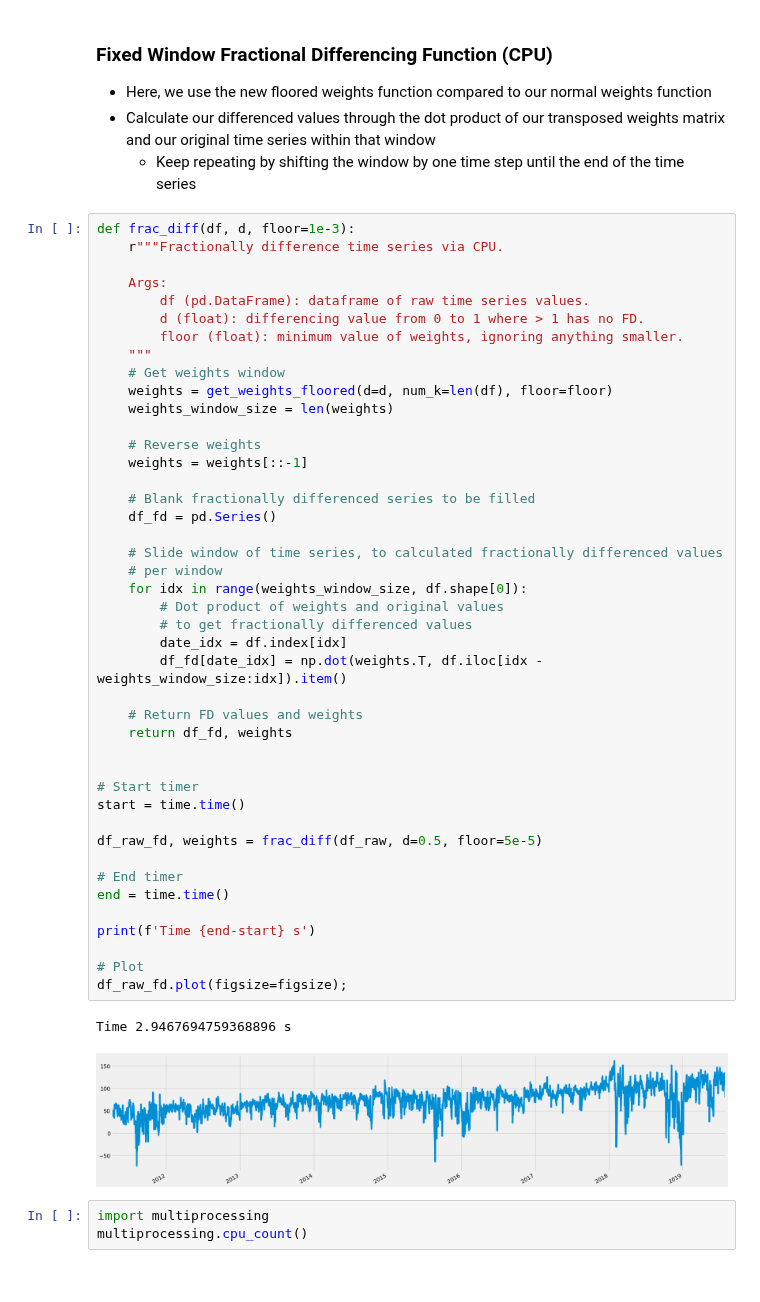
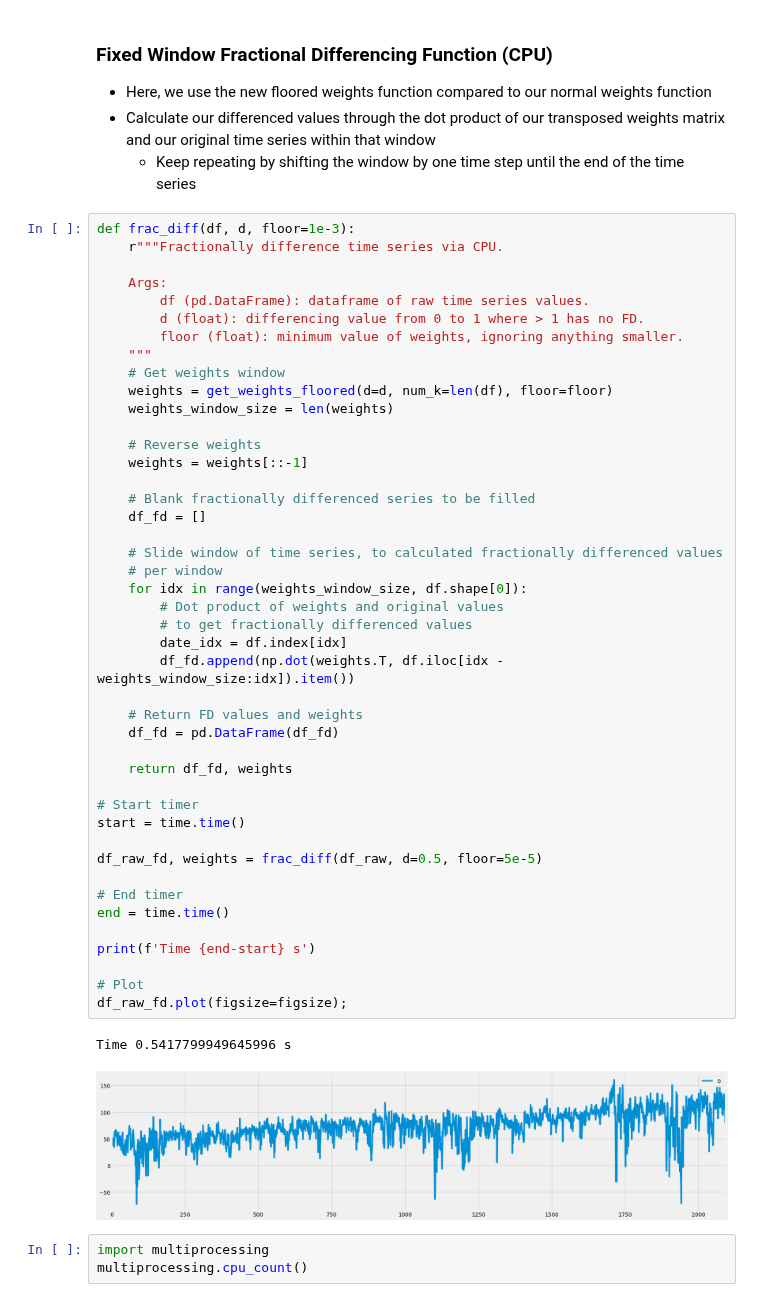
Before and after one commit to ritchieng/deep-learning-wizard, a Jupyter notebook: docs/machine_learning/gpu/gpu_fractional_differencing.ipynb, the cells around one changed output. Saved outputs shown, nothing was run; the diff lists cells and outputs as text.

```diff
--- a/docs/machine_learning/gpu/gpu_fractional_differencing.ipynb
+++ b/docs/machine_learning/gpu/gpu_fractional_differencing.ipynb
@@ -354,38 +353,39 @@ def frac_diff(df, d, floor=1e-3):
     weights_window_size = len(weights)
 
     # Reverse weights
     weights = weights[::-1]
 
     # Blank fractionally differenced series to be filled
-    df_fd = pd.Series()
+    df_fd = []
 
     # Slide window of time series, to calculated fractionally differenced values
     # per window
     for idx in range(weights_window_size, df.shape[0]):
         # Dot product of weights and original values
         # to get fractionally differenced values
         date_idx = df.index[idx]
-        df_fd[date_idx] = np.dot(weights.T, df.iloc[idx - weights_window_size:idx]).item()
+        df_fd.append(np.dot(weights.T, df.iloc[idx - weights_window_size:idx]).item())
 
     # Return FD values and weights
+    df_fd = pd.DataFrame(df_fd)
+
     return df_fd, weights
-
 
 # Start timer
 start = time.time()
 
 df_raw_fd, weights = frac_diff(df_raw, d=0.5, floor=5e-5)
 
 # End timer
 end = time.time()
 
 print(f'Time {end-start} s')
 
 # Plot
 df_raw_fd.plot(figsize=figsize);
 # %% [output]
-Time 2.9467694759368896 s
+Time 0.5417799949645996 s
-[figure, old version]
+[figure, new version]
 # %%
 import multiprocessing
 multiprocessing.cpu_count()
```
Also changed, not shown: parts of 12 cells of this notebook, 2 other files.
